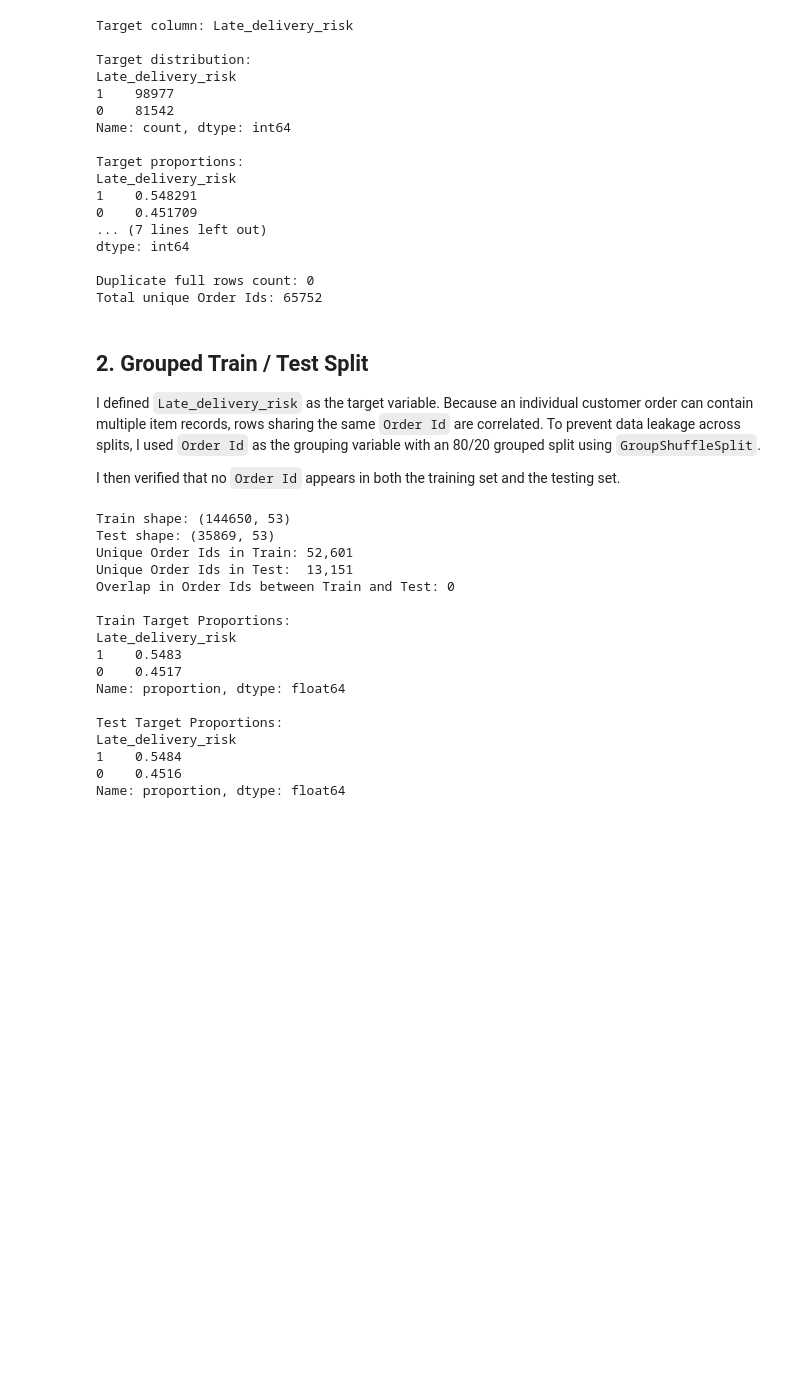
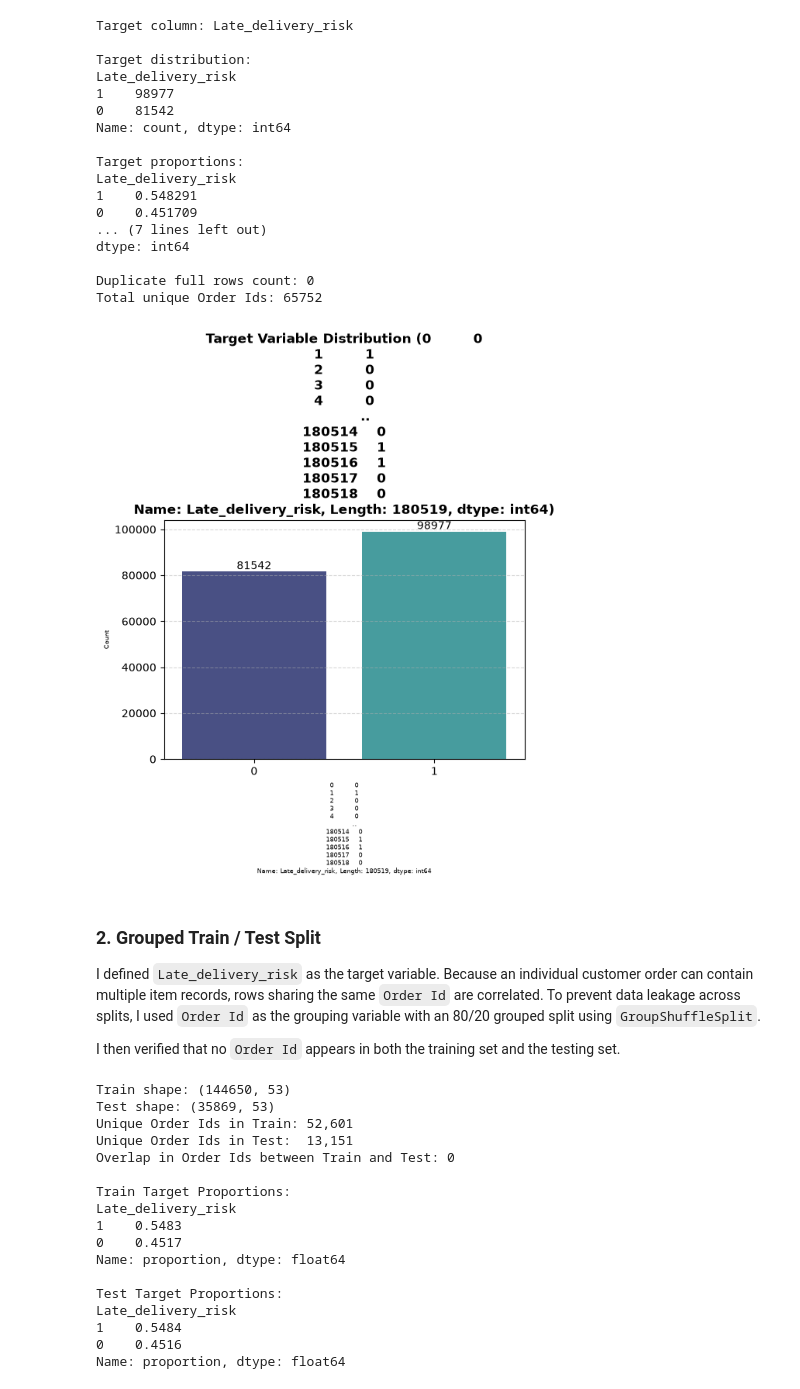
Before and after one commit to thamidu02/supply_chain_ML_model, a Jupyter notebook: feature_engineering_selection.ipynb, the cells around one changed output. Drawn from its saved outputs; the diff is of its cells as text; code cells hidden in the pictures; blank space fills up the shorter version.

```diff
--- a/feature_engineering_selection.ipynb
+++ b/feature_engineering_selection.ipynb
@@ -63,8 +60,25 @@ dtype: int64
 
 Duplicate full rows count: 0
 Total unique Order Ids: 65752
+# %%
+plt.figure(figsize=(6, 4))
+sns.countplot(data=df, x=df['Late_delivery_risk'], palette='mako')
+plt.title(f'Target Variable Distribution ({df['Late_delivery_risk']})', fontsize=12, fontweight='bold')
+plt.xlabel(df['Late_delivery_risk'], fontsize=6)
+plt.ylabel('Count', fontsize=6)
+plt.grid(axis='y', linestyle='--', alpha=0.5)
+
+# Add exact value labels on top of bars
+for p in plt.gca().patches:
+    plt.gca().annotate(f'{int(p.get_height())}', (p.get_x() + p.get_width() / 2., p.get_height()),
+                        ha='center', va='center', xytext=(0, 5), textcoords='offset points')
+
+plt.tight_layout()
+plt.show()
+# %% [output]
+[figure, added]
 # %% [markdown]
-## 2. Grouped Train / Test Split
+### 2. Grouped Train / Test Split
 I defined `Late_delivery_risk` as the target variable. Because an individual customer order can contain multiple item records, rows sharing the same `Order Id` are correlated. To prevent data leakage across splits, I used `Order Id` as the grouping variable with an 80/20 grouped split using `GroupShuffleSplit`.
 
 I then verified that no `Order Id` appears in both the training set and the testing set.
```
Also changed, not shown: parts of 13 cells of this notebook.
